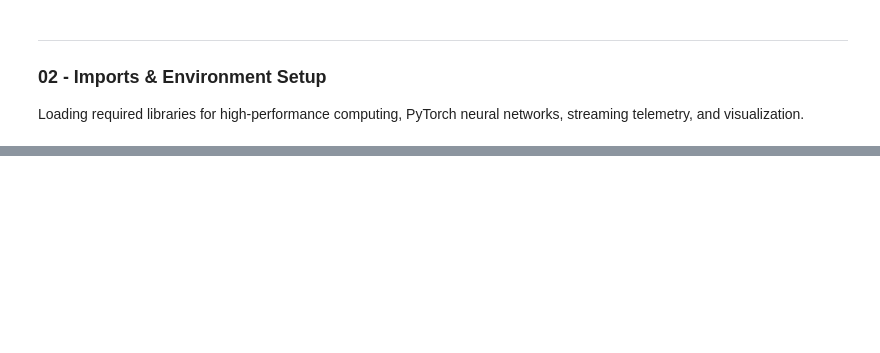
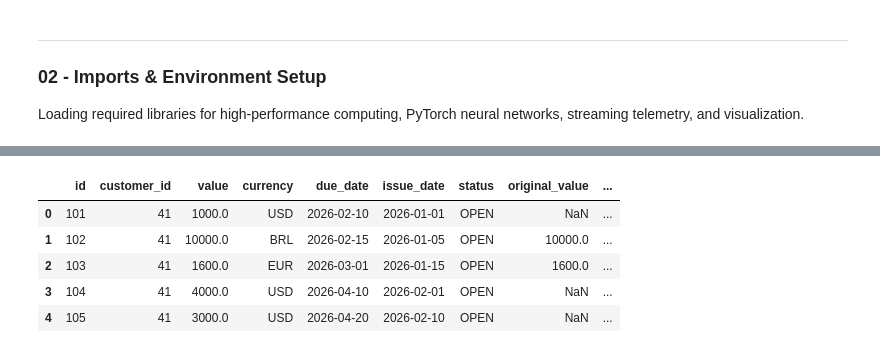
Before and after one commit to unicsoftware/mlp-saturno, a Jupyter notebook: notebooks/realtime_ainvoice_validation.ipynb, the cells around one changed output, grey strips where cells are left out. Cells and saved outputs as stored; diff of their text form; code cells hidden in the pictures; blank space fills up the shorter version.

```diff
--- a/notebooks/realtime_ainvoice_validation.ipynb
+++ b/notebooks/realtime_ainvoice_validation.ipynb
@@ -304,0 +319,84 @@ print("✓ RealtimeAInvoiceValidator class defined successfully.")
+# %%
+def validate_from_json(
+    json_path_or_str: Union[str, Dict[str, Any]],
+    ranking_strategy: str = "fewest_invoices",
+    export_output_json: Optional[str] = None
+) -> Dict[str, Any]:
+    """
+    Validates candidate invoices from a JSON file path, JSON string, or python dictionary.
+    Returns exact deterministic matches with full accounting audit.
+    """
+    if isinstance(json_path_or_str, dict):
+        payload = json_path_or_str
+    elif isinstance(json_path_or_str, str):
+        if json_path_or_str.strip().startswith("{") or json_path_or_str.strip().startswith("["):
+            payload = json.loads(json_path_or_str)
+        else:
+            with open(json_path_or_str, "r", encoding="utf-8") as f:
+                payload = json.load(f)
+    else:
+        raise ValueError("Invalid JSON input type.")
+
+    # Extract fields
+    customer_id = payload.get("customer_id")
+    amount = float(payload.get("amount", 0.0))
+    currency = payload.get("currency", "USD")
+    exchange_rate = float(payload.get("exchange_rate", 1.0))
+    receipt_date = payload.get("receipt_date", datetime.now().strftime("%Y-%m-%d"))
+    invoices = payload.get("invoices", [])
+
+    print("=" * 80)
+    print(f"📥 INGESTED JSON PAYLOAD: Customer #{customer_id} | Amount: {currency} {amount:,.2f} | FX: {exchange_rate:.4f} | Date: {receipt_date}")
+    print("=" * 80)
+
+    # Display candidate invoices as a clean DataFrame
+    df_cand = pd.DataFrame(invoices)
+    print(f"\n📋 Candidate Invoices Received ({len(invoices)} invoices):")
+    display(df_cand)
+
+    # Run deterministic mathematical solver
+    start_t = time.perf_counter()
+    result = find_deterministic_matches(
+        amount=amount,
+        invoices=invoices,
+        customer_id=customer_id,
+        currency=currency,
+        exchange_rate=exchange_rate,
+        receipt_date=receipt_date,
+        ranking_strategy=ranking_strategy
+    )
+    elapsed_ms = (time.perf_counter() - start_t) * 1000.0
+
+    print(f"\n⚡ Validation Execution Time: {elapsed_ms:.3f} ms")
+    print(f"📊 Match Status: {result['status']} | Combinations Found: {result['combinations_count']} | Solver: {result.get('solver_used')}")
+
+    if result["combinations"]:
+        print(f"\n🏆 Matched Combinations Summary (Target: ${result['amount']:,.2f} USD):")
+        combo_rows = []
+        for c in result["combinations"]:
+            combo_rows.append({
+                "Rank": c["rank"],
+                "Invoice IDs": str(c["invoice_ids"]),
+                "Invoice Values (USD)": str(c["invoice_values"]),
+                "Count": c["number_of_invoices"],
+                "Total (USD)": f"${c['total']:,.2f}",
+                "Remaining": f"${c['remaining']:,.2f}",
+                "Primary Reason": c["reasons"][0] if c.get("reasons") else "N/A"
+            })
+        df_combos = pd.DataFrame(combo_rows)
+        display(df_combos)
+    else:
+        print("\n⚠️ No exact combination of open invoices matches this payment amount.")
+
+    if export_output_json:
+        with open(export_output_json, "w", encoding="utf-8") as f:
+            json.dump(result, f, indent=2)
+        print(f"\n💾 Saved result JSON to: {export_output_json}")
+
+    return result
+
+
+# Run validation on the sample JSON payload file
+sample_json_path = os.path.join("..", "data", "sample", "sample_payload.json")
+json_result = validate_from_json(sample_json_path, ranking_strategy="fewest_invoices")
+# %% [output]
@@ -304,0 +408,6 @@ print("✓ RealtimeAInvoiceValidator class defined successfully.")
+|  | id | customer_id | value | currency | due_date | issue_date | status | original_value | ... |
+| 0 | 101 | 41 | 1000.0 | USD | 2026-02-10 | 2026-01-01 | OPEN | NaN | ... |
+| 1 | 102 | 41 | 10000.0 | BRL | 2026-02-15 | 2026-01-05 | OPEN | 10000.0 | ... |
+| 2 | 103 | 41 | 1600.0 | EUR | 2026-03-01 | 2026-01-15 | OPEN | 1600.0 | ... |
+| 3 | 104 | 41 | 4000.0 | USD | 2026-04-10 | 2026-02-01 | OPEN | NaN | ... |
+| 4 | 105 | 41 | 3000.0 | USD | 2026-04-20 | 2026-02-10 | OPEN | NaN | ... |
```
Also changed, not shown: parts of 29 cells of this notebook, 10 other files.
